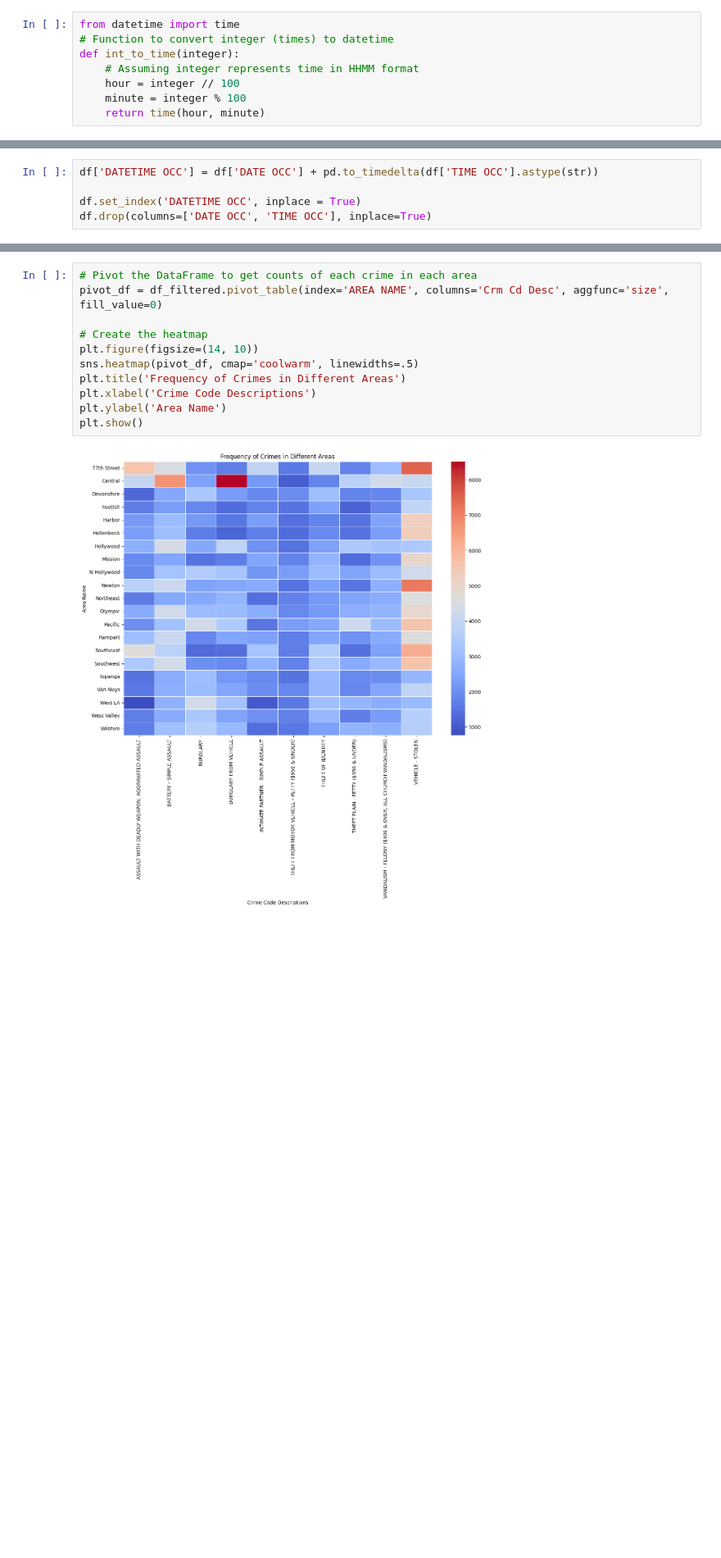
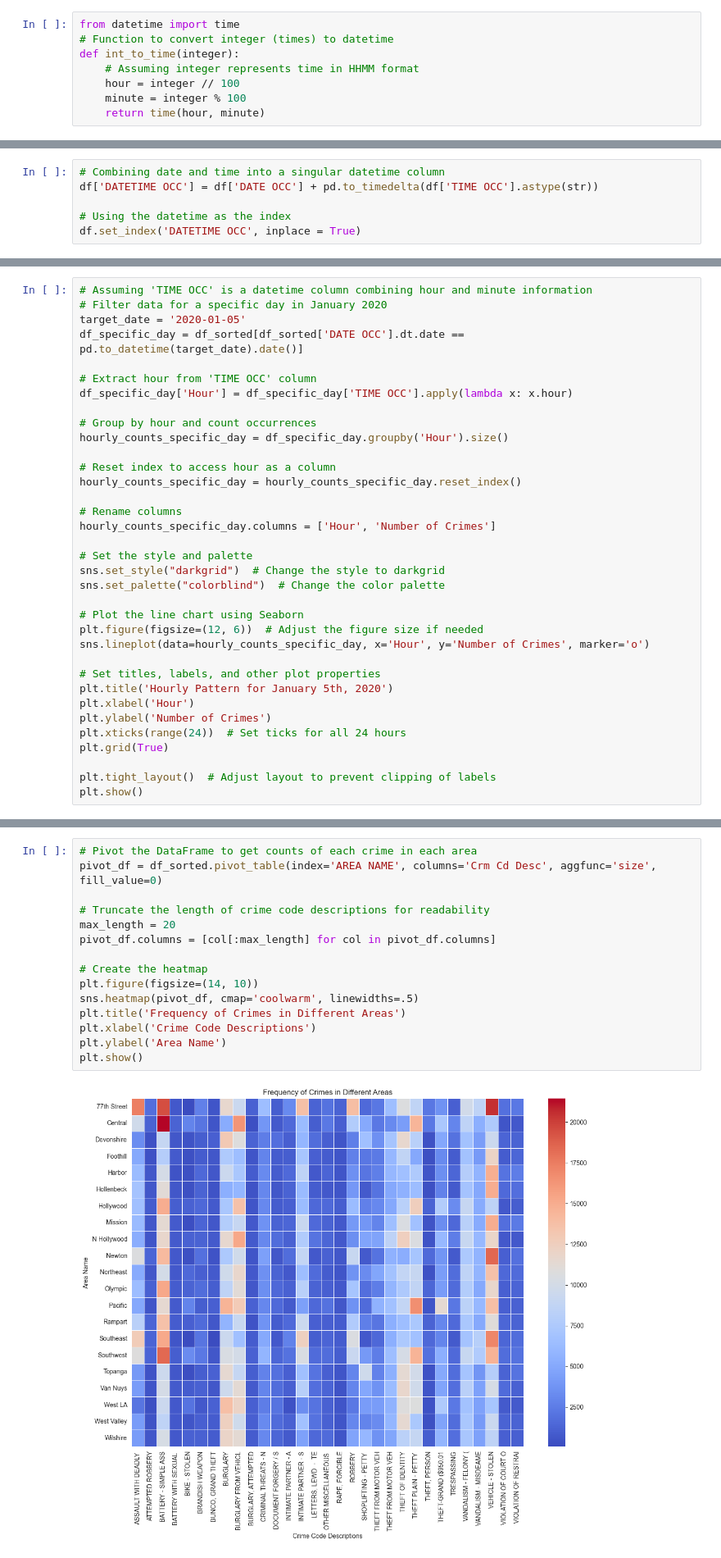
Before and after one commit to YouriLangh/InfoVis, a Jupyter notebook: notebooks/Crime_Statistics_EDA.ipynb, the cells around one changed output, grey strips where cells are left out. Shown at 82% size. Drawn from its saved outputs; the diff is of its cells as text; blank space fills up the shorter version.

```diff
--- a/notebooks/Crime_Statistics_EDA.ipynb
+++ b/notebooks/Crime_Statistics_EDA.ipynb
@@ -48,7 +72,8 @@ def int_to_time(integer):
 df['DATE OCC'] = pd.to_datetime(df['DATE OCC'], format='%m/%d/%Y %I:%M:%S %p')
 df['TIME OCC'] = df['TIME OCC'].apply(int_to_time)
 # %%
+# Combining date and time into a singular datetime column
 df['DATETIME OCC'] = df['DATE OCC'] + pd.to_timedelta(df['TIME OCC'].astype(str))
 
+# Using the datetime as the index
 df.set_index('DATETIME OCC', inplace = True)
-df.drop(columns=['DATE OCC', 'TIME OCC'], inplace=True)
@@ -100,0 +305,35 @@ corr = df_encoded.corr()
+# %%
+# Assuming 'TIME OCC' is a datetime column combining hour and minute information
+# Filter data for a specific day in January 2020
+target_date = '2020-01-05'
+df_specific_day = df_sorted[df_sorted['DATE OCC'].dt.date == pd.to_datetime(target_date).date()]
+
+# Extract hour from 'TIME OCC' column
+df_specific_day['Hour'] = df_specific_day['TIME OCC'].apply(lambda x: x.hour)
+
+# Group by hour and count occurrences
+hourly_counts_specific_day = df_specific_day.groupby('Hour').size()
+
+# Reset index to access hour as a column
+hourly_counts_specific_day = hourly_counts_specific_day.reset_index()
+
+# Rename columns
+hourly_counts_specific_day.columns = ['Hour', 'Number of Crimes']
+
+# Set the style and palette
+sns.set_style("darkgrid")  # Change the style to darkgrid
+sns.set_palette("colorblind")  # Change the color palette
+
+# Plot the line chart using Seaborn
+plt.figure(figsize=(12, 6))  # Adjust the figure size if needed
+sns.lineplot(data=hourly_counts_specific_day, x='Hour', y='Number of Crimes', marker='o')
+
+# Set titles, labels, and other plot properties
+plt.title('Hourly Pattern for January 5th, 2020')
+plt.xlabel('Hour')
+plt.ylabel('Number of Crimes')
+plt.xticks(range(24))  # Set ticks for all 24 hours
+plt.grid(True)
+
+plt.tight_layout()  # Adjust layout to prevent clipping of labels
+plt.show()
@@ -101,13 +347,17 @@ corr = df_encoded.corr()
 # %%
 # Pivot the DataFrame to get counts of each crime in each area
-pivot_df = df_filtered.pivot_table(index='AREA NAME', columns='Crm Cd Desc', aggfunc='size', fill_value=0)
+pivot_df = df_sorted.pivot_table(index='AREA NAME', columns='Crm Cd Desc', aggfunc='size', fill_value=0)
+
+# Truncate the length of crime code descriptions for readability
+max_length = 20
+pivot_df.columns = [col[:max_length] for col in pivot_df.columns]
 
 # Create the heatmap
 plt.figure(figsize=(14, 10))
 sns.heatmap(pivot_df, cmap='coolwarm', linewidths=.5)
 plt.title('Frequency of Crimes in Different Areas')
 plt.xlabel('Crime Code Descriptions')
 plt.ylabel('Area Name')
 plt.show()
 # %% [output]
-[figure, old version]
+[figure, new version]
```
Also changed, not shown: parts of 35 cells of this notebook, 4 other files.
